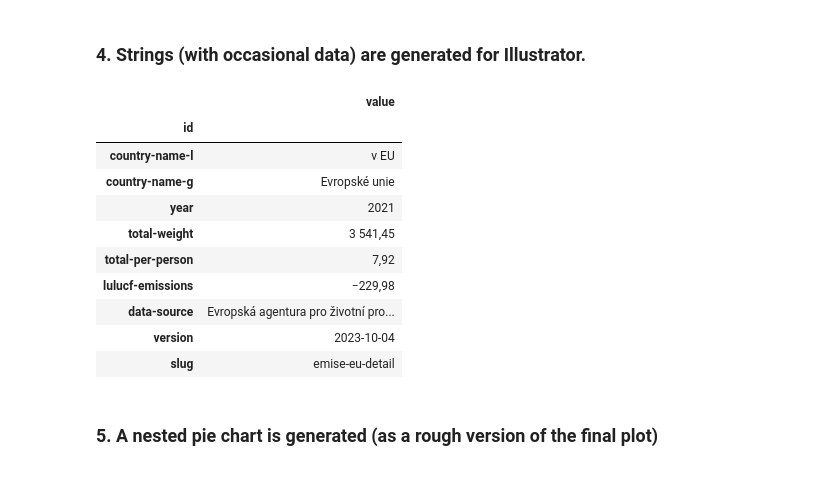
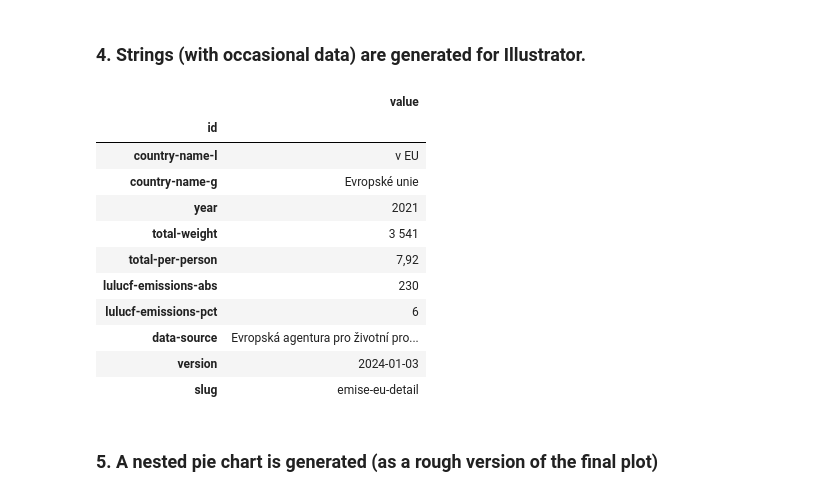
Before and after one commit to faktaoklimatu/data-analysis, a Jupyter notebook: notebooks/emissions/pie-charts/EU.ipynb, the cells around one changed output. Saved outputs shown, nothing was run; the diff lists cells and outputs as text; code cells hidden in the pictures.

```diff
--- a/notebooks/emissions/pie-charts/EU.ipynb
+++ b/notebooks/emissions/pie-charts/EU.ipynb
@@ -123,32 +123,36 @@ df_wedges
 # %%
 population = get_eurostat_population_data_for_geo(GEO, YEAR)
 emissions_per_person = total_value * 1_000_000 / population
 lulucf_emissions = get_emissions_value("CRF4", df)
+lulucf_emissions_abs = abs(lulucf_emissions)
+lulucf_emissions_pct = (lulucf_emissions_abs / total_value) * 100
 
 strings: dict[str, str] = {
   "country-name-l": "v EU",
   "country-name-g": "Evropské unie",
   "year": YEAR,
-  "total-weight": czech_float(total_value, 2),
+  "total-weight": czech_float(total_value, 0),
   "total-per-person": czech_float(emissions_per_person, 2),
-  "lulucf-emissions": czech_float(lulucf_emissions, 2),
+  "lulucf-emissions-abs": czech_float(lulucf_emissions_abs, 0),
+  "lulucf-emissions-pct": czech_float(lulucf_emissions_pct, 0),
   "data-source": "Evropská agentura pro životní prostředí",
   "version": date.today().strftime("%Y-%m-%d"),
   "slug": "emise-eu-detail",
 }
 df_strings = print_illustrator_strings_to_csv(strings, f"output-{GEO.value}-strings.csv")
 df_strings
 # %% [output]
 |  | value |
 | id |  |
 | country-name-l | v EU |
 | country-name-g | Evropské unie |
 | year | 2021 |
-| total-weight | 3 541,45 |
+| total-weight | 3 541 |
 | total-per-person | 7,92 |
-| lulucf-emissions | −229,98 |
+| lulucf-emissions-abs | 230 |
+| lulucf-emissions-pct | 6 |
 | data-source | Evropská agentura pro životní pro... |
-| version | 2023-10-04 |
+| version | 2024-01-03 |
 | slug | emise-eu-detail |
 # %% [markdown]
 ### 5. A nested pie chart is generated (as a rough version of the final plot)
```
Also changed, not shown: 3 other files.
